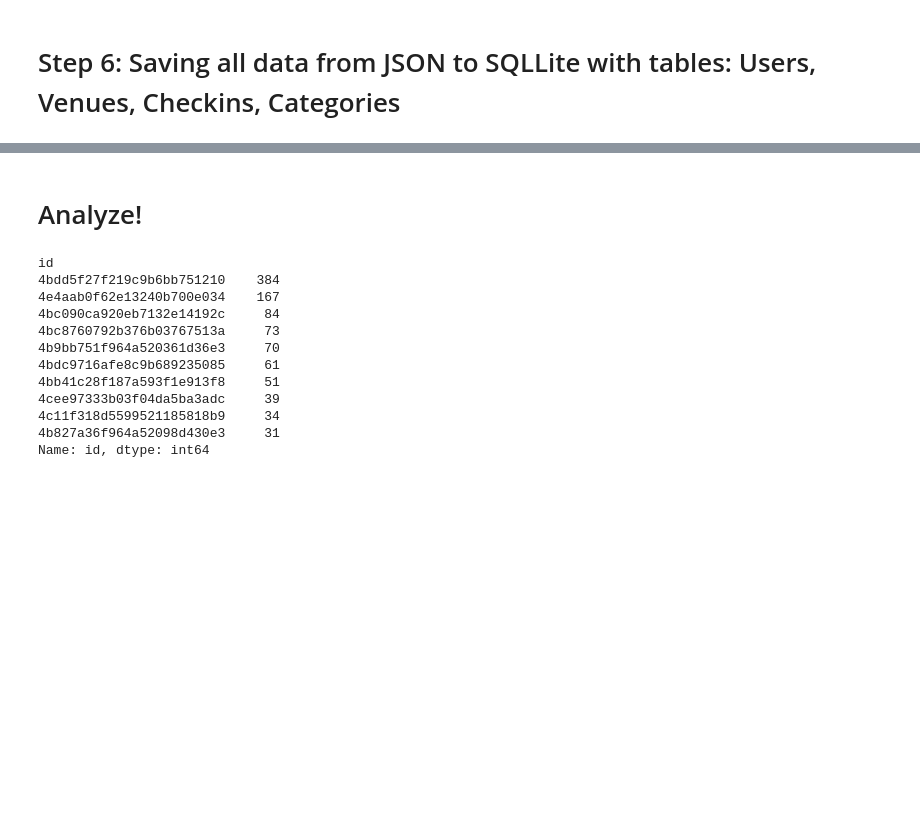
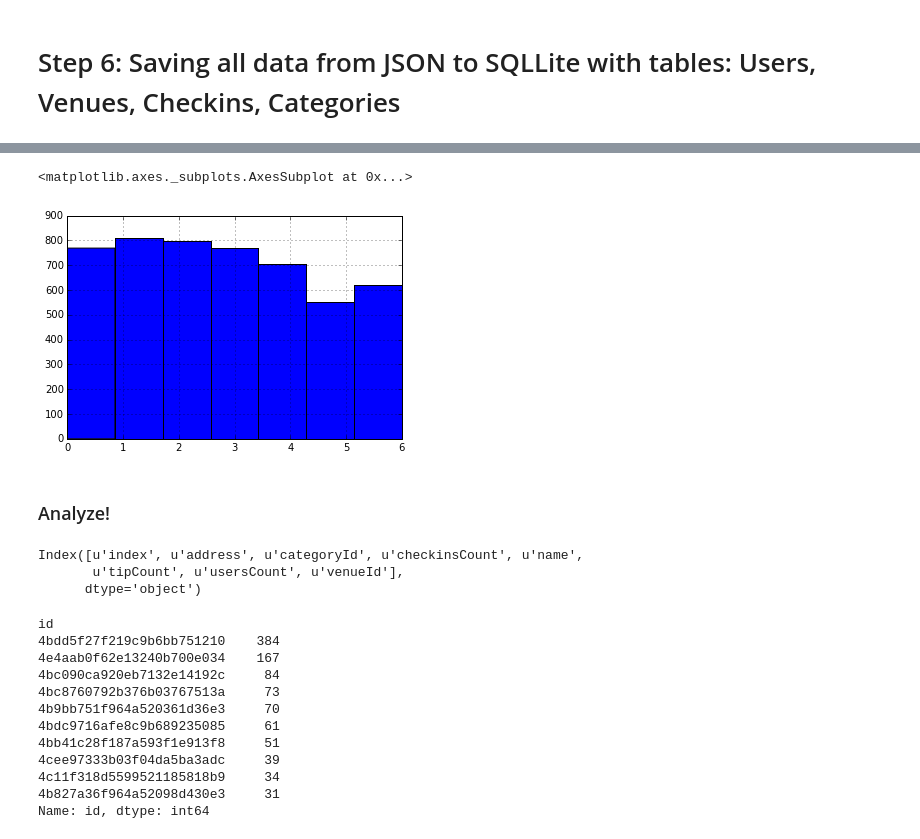
Before and after one commit to pestrov/4sqHealthMine, a Jupyter notebook: Tweets Explorer.ipynb, the cells around one changed output, grey strips where cells are left out. Cells and saved outputs as stored; diff of their text form; code cells hidden in the pictures; blank space fills up the shorter version.

```diff
--- a/Tweets Explorer.ipynb
+++ b/Tweets Explorer.ipynb
@@ -264,3 +303,8 @@ checkinsDF = pd.read_sql_table
+# %%
+healthCheckIns.weekday.hist(bins = 7)
+# %% [output]
+<matplotlib.axes._subplots.AxesSubplot at 0x...>
+[figure, added]
 # %% [markdown]
-# Analyze!
+### Analyze!
 # %%
@@ -267,0 +312,6 @@ venuesDF[venuesDF['categoryId'].isin(healthIds)].sort('checkinsCount',ascending
+# %%
+healthVenues.keys()
+# %% [output]
+Index([u'index', u'address', u'categoryId', u'checkinsCount', u'name',
+       u'tipCount', u'usersCount', u'venueId'],
+      dtype='object')
```
Also changed, not shown: parts of 14 cells of this notebook.
